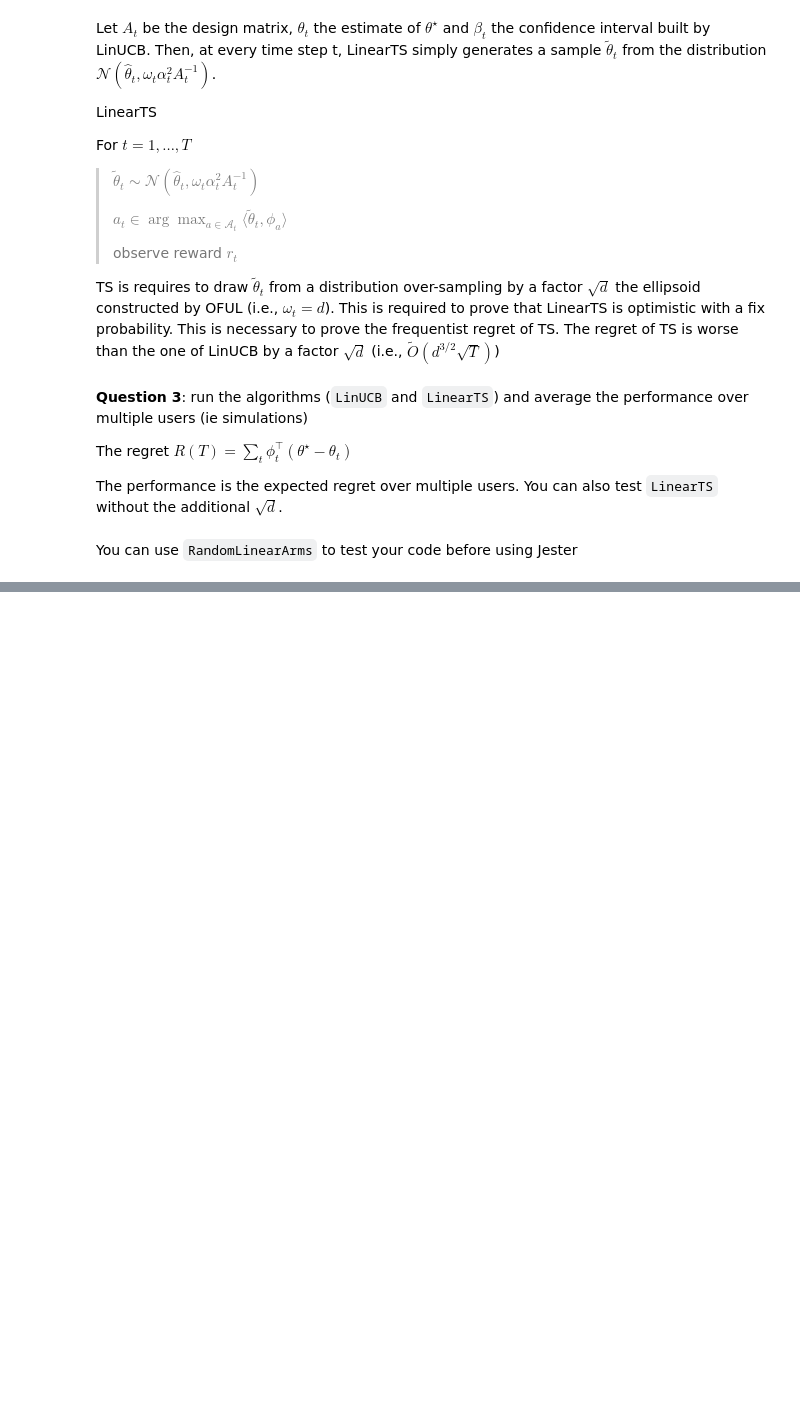
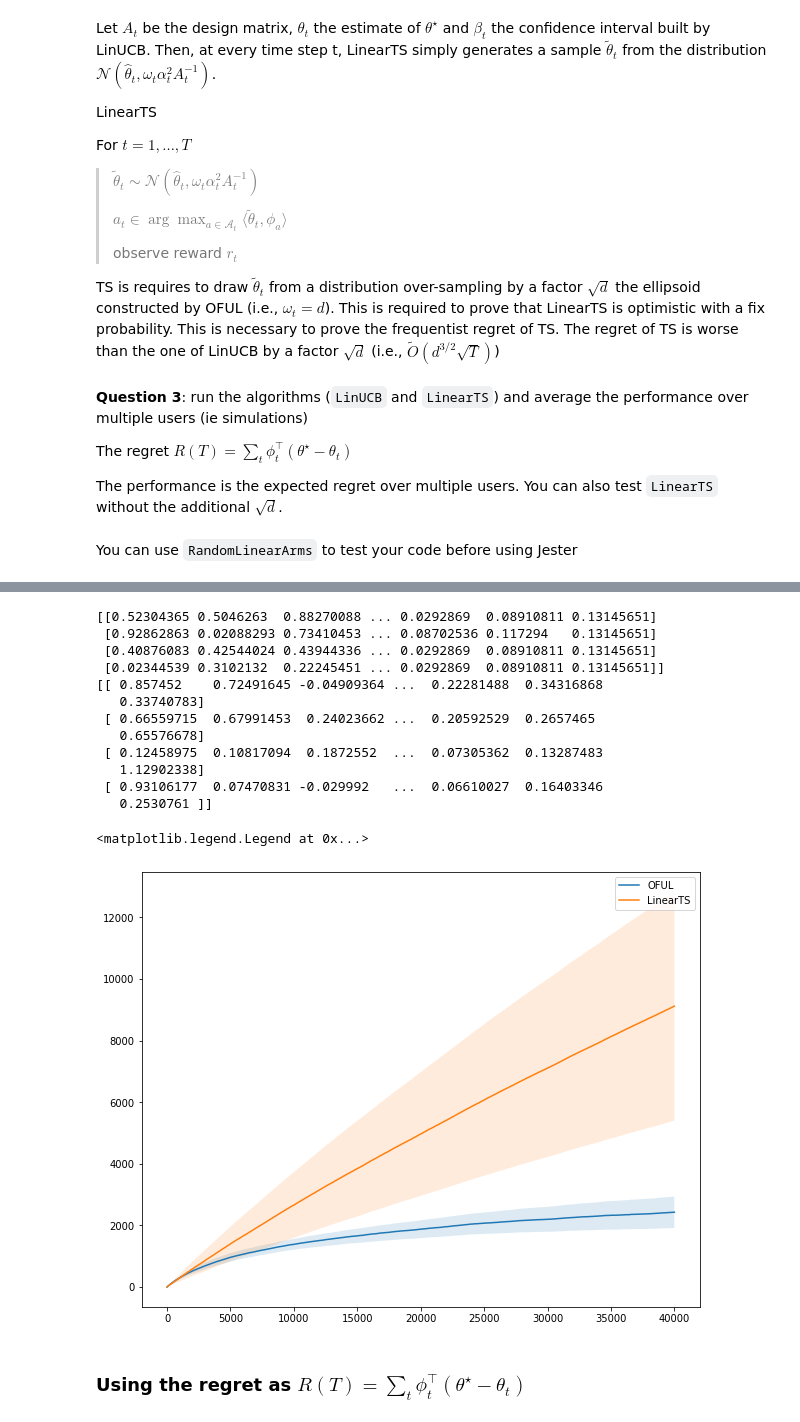
Before and after one commit to ArnaudYoh/MVA_RL, a Jupyter notebook: MVARL19_part3.ipynb, the cells around one changed output, grey strips where cells are left out. Cells and saved outputs as stored; diff of their text form; code cells hidden in the pictures; blank space fills up the shorter version.

```diff
--- a/MVARL19_part3.ipynb
+++ b/MVARL19_part3.ipynb
@@ -311,3 +406,37 @@ You can use `RandomLinearArms` to test your code before using Jester
+# %%
+# Without the sqrt(d) oversampling
+
+for alg_name in algorithms.keys():
+    print(regrets[alg_name])
+
+plt.figure(figsize=(10,8))
+for alg_name in regrets.keys():
+    data = np.cumsum(regrets[alg_name], axis=1)
+    n_rep, T = data.shape
+
+    mean_regret = np.mean(data, axis=0)
+    std_regret = np.std(data, axis=0) / math.sqrt(n_rep)
+    t = np.arange(T)
+    plt.plot(t, mean_regret, label=alg_name)
+    plt.fill_between(t, mean_regret - 2 * std_regret, mean_regret + 2 * std_regret, alpha=0.15)
+plt.legend()
+# %% [output]
+[[0.52304365 0.5046263  0.88270088 ... 0.0292869  0.08910811 0.13145651]
+ [0.92862863 0.02088293 0.73410453 ... 0.08702536 0.117294   0.13145651]
+ [0.40876083 0.42544024 0.43944336 ... 0.0292869  0.08910811 0.13145651]
+ [0.02344539 0.3102132  0.22245451 ... 0.0292869  0.08910811 0.13145651]]
+[[ 0.857452    0.72491645 -0.04909364 ...  0.22281488  0.34316868
+   0.33740783]
+ [ 0.66559715  0.67991453  0.24023662 ...  0.20592529  0.2657465
+   0.65576678]
+ [ 0.12458975  0.10817094  0.1872552  ...  0.07305362  0.13287483
+   1.12902338]
+ [ 0.93106177  0.07470831 -0.029992   ...  0.06610027  0.16403346
+   0.2530761 ]]
+<matplotlib.legend.Legend at 0x...>
+[figure, added]
+# %% [markdown]
+### Using the regret as $R(T) = \sum_t \phi_t^\top (\theta^\star - \theta_t)$
 # %%
 from mvarl_hands_on.utils.coldstart import RandomLinearArms
 
```
Also changed, not shown: parts of 9 cells of this notebook, 3 other files.
